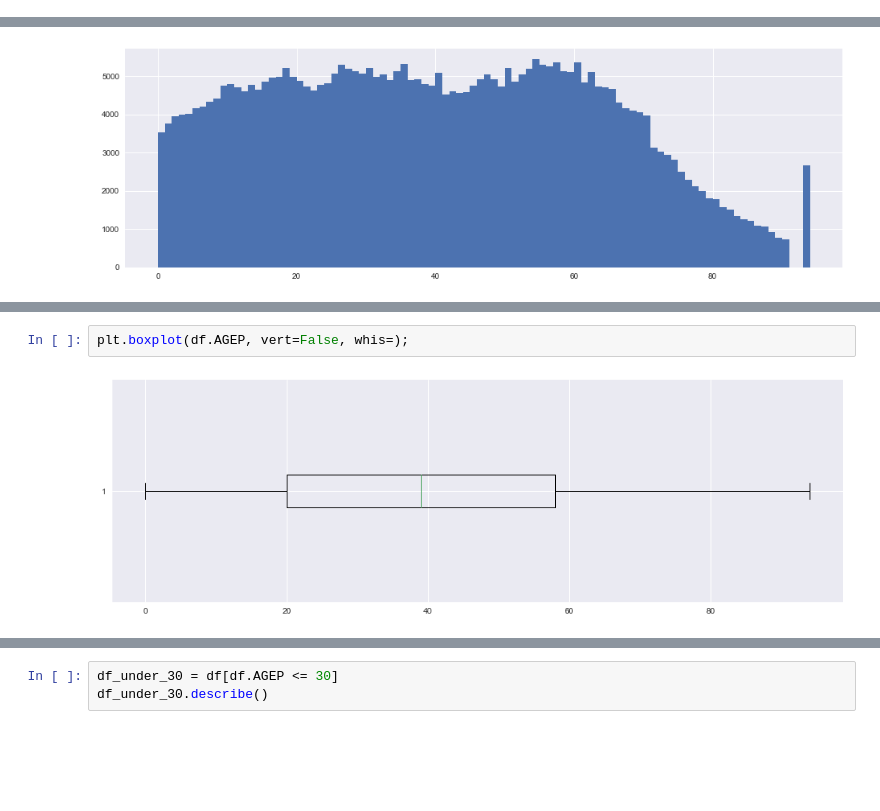
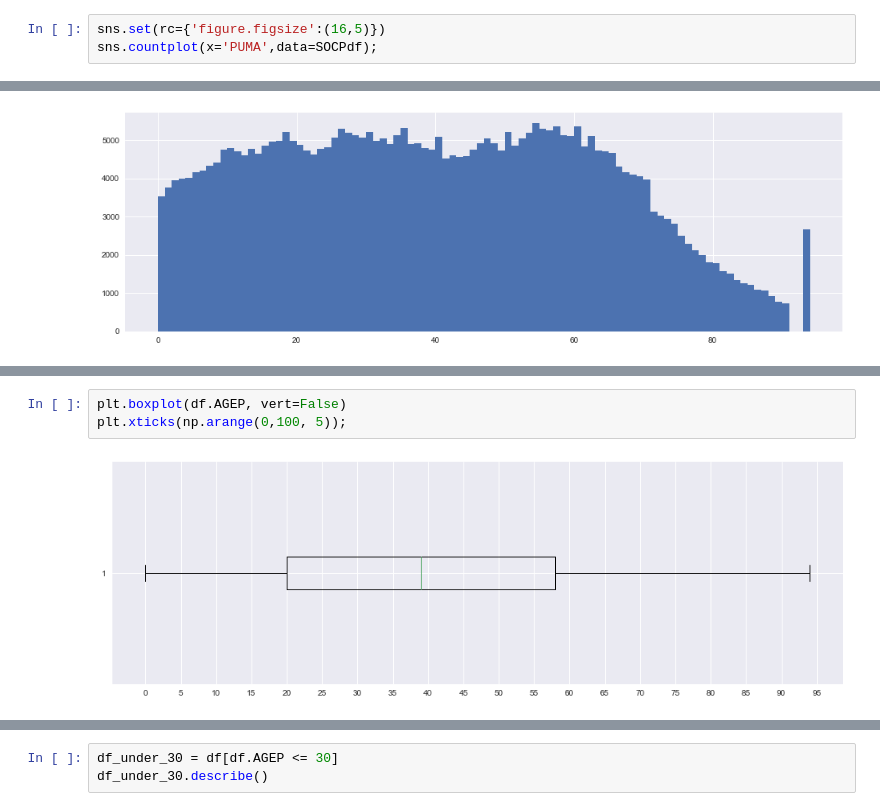
Before and after one commit to DMSaunders/Recommending-Paths-to-Occupations, a Jupyter notebook: notebooks/capstone_all_feature_eda.ipynb, the cells around one changed output, grey strips where cells are left out. Saved outputs shown, nothing was run; the diff lists cells and outputs as text; blank space fills up the shorter version.

```diff
--- a/notebooks/capstone_all_feature_eda.ipynb
+++ b/notebooks/capstone_all_feature_eda.ipynb
@@ -99,3 +110,6 @@ sns.set(rc={'figure.figsize':(16,5)})
 sns.countplot(x='PUMA',data=df);
 # %% [output]
 [figure]
+# %%
+sns.set(rc={'figure.figsize':(16,5)})
+sns.countplot(x='PUMA',data=SOCPdf);
@@ -114,4 +134,5 @@ df.AGEP.hist(bins=94);
 # %%
-plt.boxplot(df.AGEP, vert=False, whis=);
+plt.boxplot(df.AGEP, vert=False)
+plt.xticks(np.arange(0,100, 5));
 # %% [output]
-[figure, old version]
+[figure, new version]
```
Also changed, not shown: parts of 18 cells of this notebook, 1 other file.
